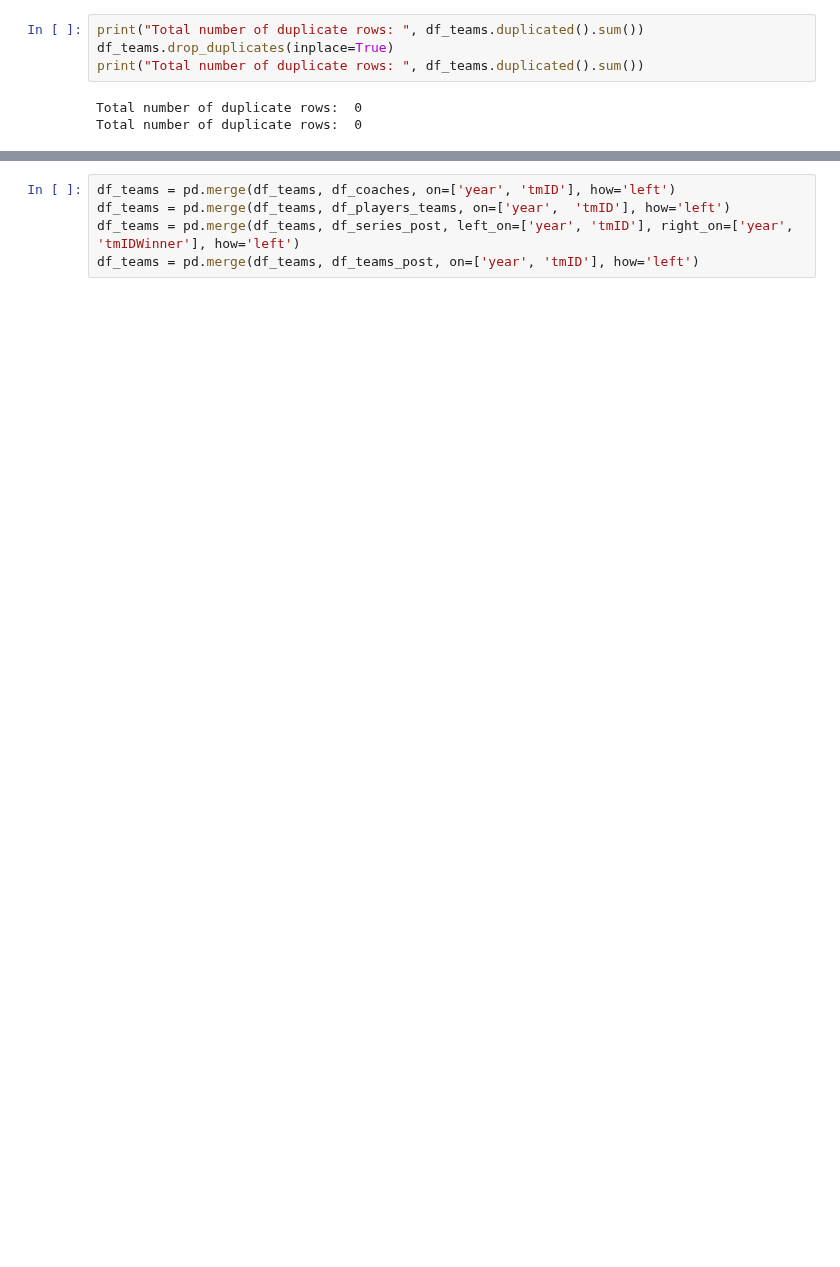
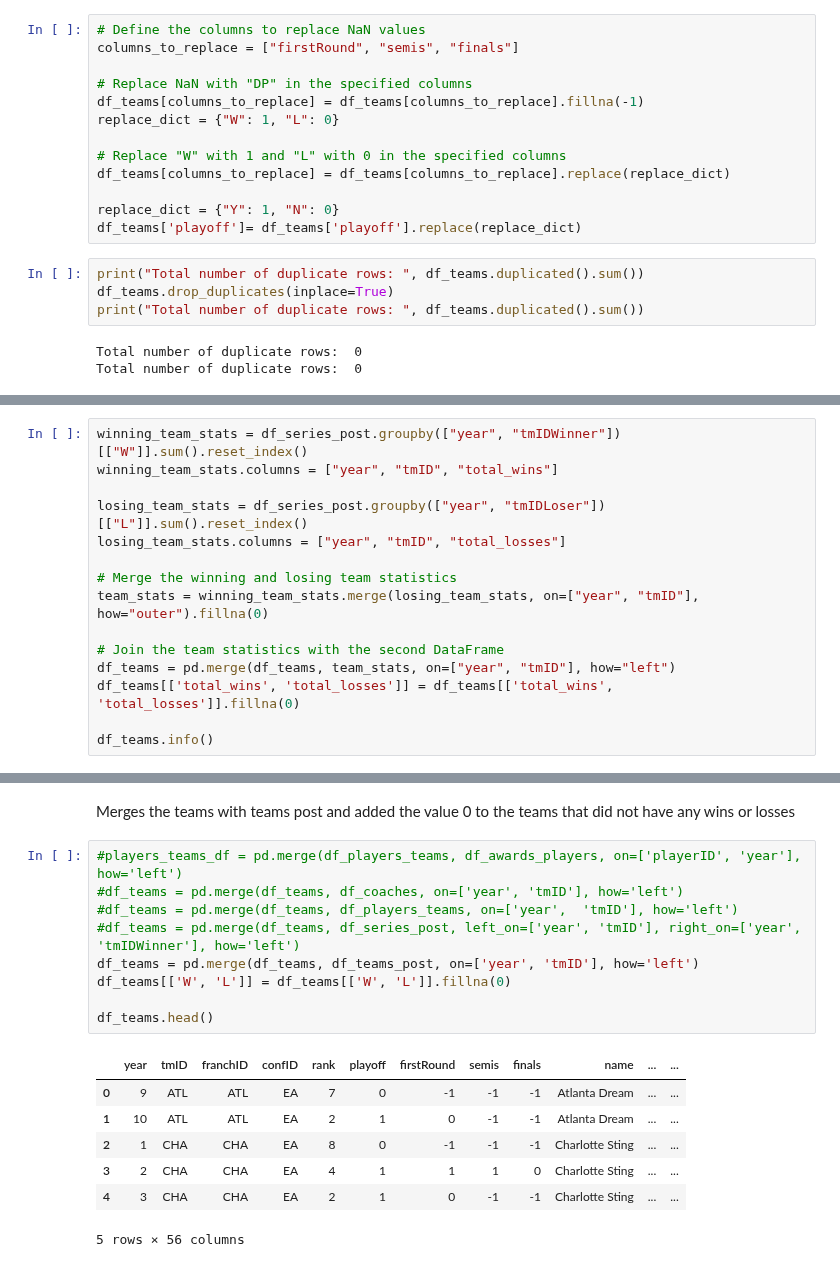
Before and after one commit to Joanaigs/Predict-WNBA-Winners-AC-66, a Jupyter notebook: proj_ac_66.ipynb, the cells around one changed output, grey strips where cells are left out. Saved outputs shown, nothing was run; the diff lists cells and outputs as text; blank space fills up the shorter version.

```diff
--- a/proj_ac_66.ipynb
+++ b/proj_ac_66.ipynb
@@ -60,3 +127,16 @@ dtype: int64
+# %%
+# Define the columns to replace NaN values
+columns_to_replace = ["firstRound", "semis", "finals"]
+
+# Replace NaN with "DP" in the specified columns
+df_teams[columns_to_replace] = df_teams[columns_to_replace].fillna(-1)
+replace_dict = {"W": 1, "L": 0}
+
+# Replace "W" with 1 and "L" with 0 in the specified columns
+df_teams[columns_to_replace] = df_teams[columns_to_replace].replace(replace_dict)
+
+replace_dict = {"Y": 1, "N": 0}
+df_teams['playoff']= df_teams['playoff'].replace(replace_dict)
 # %%
 print("Total number of duplicate rows: ", df_teams.duplicated().sum())
 df_teams.drop_duplicates(inplace=True)
@@ -66,0 +151,15 @@ Total number of duplicate rows:  0
+# %%
+winning_team_stats = df_series_post.groupby(["year", "tmIDWinner"])[["W"]].sum().reset_index()
+winning_team_stats.columns = ["year", "tmID", "total_wins"]
+
+losing_team_stats = df_series_post.groupby(["year", "tmIDLoser"])[["L"]].sum().reset_index()
+losing_team_stats.columns = ["year", "tmID", "total_losses"]
+
+# Merge the winning and losing team statistics
+team_stats = winning_team_stats.merge(losing_team_stats, on=["year", "tmID"], how="outer").fillna(0)
+
+# Join the team statistics with the second DataFrame
+df_teams = pd.merge(df_teams, team_stats, on=["year", "tmID"], how="left")
+df_teams[['total_wins', 'total_losses']] = df_teams[['total_wins', 'total_losses']].fillna(0)
+
+df_teams.info()
@@ -67,8 +224,22 @@ Total number of duplicate rows:  0
+# %% [markdown]
+Merges the teams with teams post and added the value 0 to the teams that did not have any wins or losses
 # %%
-df_teams = pd.merge(df_teams, df_coaches, on=['year', 'tmID'], how='left')
-df_teams = pd.merge(df_teams, df_players_teams, on=['year',  'tmID'], how='left')
-df_teams = pd.merge(df_teams, df_series_post, left_on=['year', 'tmID'], right_on=['year', 'tmIDWinner'], how='left')
+#players_teams_df = pd.merge(df_players_teams, df_awards_players, on=['playerID', 'year'], how='left')
+#df_teams = pd.merge(df_teams, df_coaches, on=['year', 'tmID'], how='left')
+#df_teams = pd.merge(df_teams, df_players_teams, on=['year',  'tmID'], how='left')
+#df_teams = pd.merge(df_teams, df_series_post, left_on=['year', 'tmID'], right_on=['year', 'tmIDWinner'], how='left')
 df_teams = pd.merge(df_teams, df_teams_post, on=['year', 'tmID'], how='left')
+df_teams[['W', 'L']] = df_teams[['W', 'L']].fillna(0)
+
+df_teams.head()
+# %% [output]
+|  | year | tmID | franchID | confID | rank | playoff | firstRound | semis | finals | name | ... | ... |
+| 0 | 9 | ATL | ATL | EA | 7 | 0 | -1 | -1 | -1 | Atlanta Dream | ... | ... |
+| 1 | 10 | ATL | ATL | EA | 2 | 1 | 0 | -1 | -1 | Atlanta Dream | ... | ... |
+| 2 | 1 | CHA | CHA | EA | 8 | 0 | -1 | -1 | -1 | Charlotte Sting | ... | ... |
+| 3 | 2 | CHA | CHA | EA | 4 | 1 | 1 | 1 | 0 | Charlotte Sting | ... | ... |
+| 4 | 3 | CHA | CHA | EA | 2 | 1 | 0 | -1 | -1 | Charlotte Sting | ... | ... |
+5 rows × 56 columns
 # %%
 df_teams.info()
 # %% [output]
```
Also changed, not shown: parts of 18 cells of this notebook, 3 other files.
